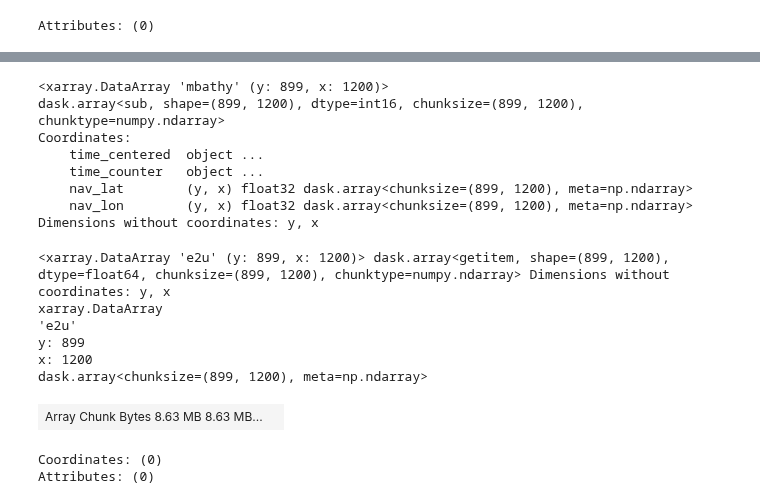
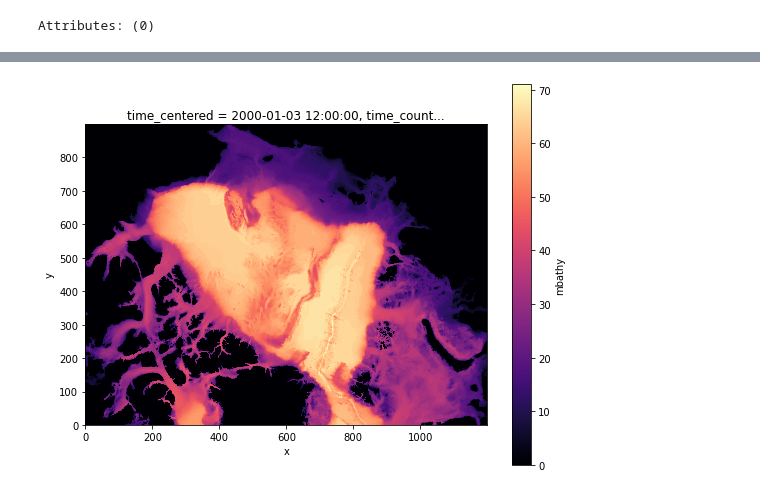
Before and after one commit to kaje2301/Master_2022, a Jupyter notebook: PCz_grad_hb-Copy1.ipynb, the cells around one changed output, grey strips where cells are left out. Saved outputs shown, nothing was run; the diff lists cells and outputs as text; code cells hidden in the pictures.

```diff
--- a/PCz_grad_hb-Copy1.ipynb
+++ b/PCz_grad_hb-Copy1.ipynb
@@ -126,21 +140,0 @@ delta_dy = d.diff(dim='y')
-# %%
-print(delta_dy)
-delta_merd
-# %% [output]
-<xarray.DataArray 'mbathy' (y: 899, x: 1200)>
-dask.array<sub, shape=(899, 1200), dtype=int16, chunksize=(899, 1200), chunktype=numpy.ndarray>
-Coordinates:
-    time_centered  object ...
-    time_counter   object ...
-    nav_lat        (y, x) float32 dask.array<chunksize=(899, 1200), meta=np.ndarray>
-    nav_lon        (y, x) float32 dask.array<chunksize=(899, 1200), meta=np.ndarray>
-Dimensions without coordinates: y, x
-<xarray.DataArray 'e2u' (y: 899, x: 1200)> dask.array<getitem, shape=(899, 1200), dtype=float64, chunksize=(899, 1200), chunktype=numpy.ndarray> Dimensions without coordinates: y, x
-xarray.DataArray
-'e2u'
-y: 899
-x: 1200
-dask.array<chunksize=(899, 1200), meta=np.ndarray>
-| Array Chunk Bytes 8.63 MB 8.63 MB... |  |
-Coordinates: (0)
-Attributes: (0)
@@ -147,2 +144,9 @@ Attributes: (0)
+# %%
+fig, ax = plt.subplots(1,1,figsize=(9,7))
+cmap_m = plt.get_cmap('magma')
+d.plot(cmap=cmap_m)
+ax.set_aspect('equal')
+# %% [output]
+[figure, added]
 # %%
 grad_d = (delta_dx/delta_zonal) + (delta_dy/delta_merd)
```
Also changed, not shown: parts of 44 cells of this notebook, 2 other files.
